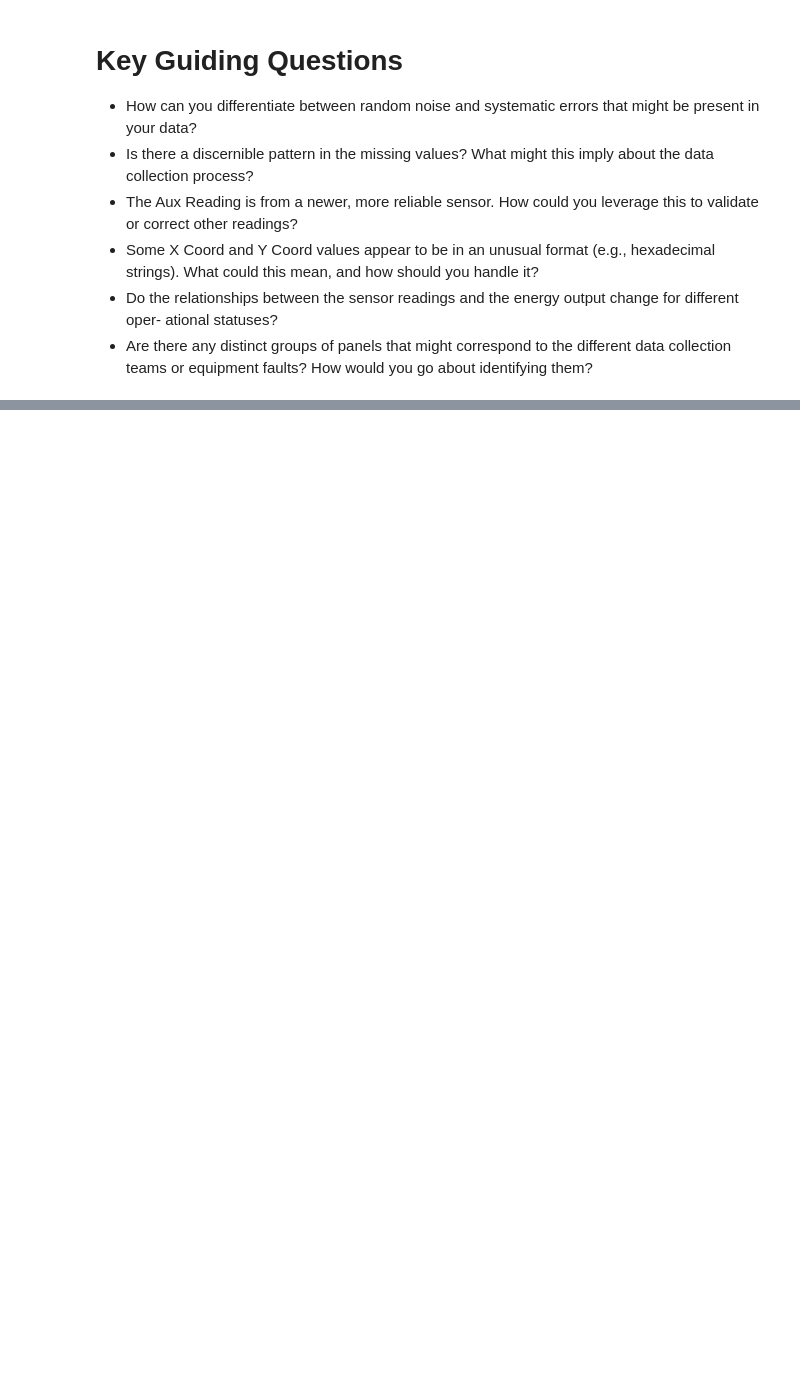
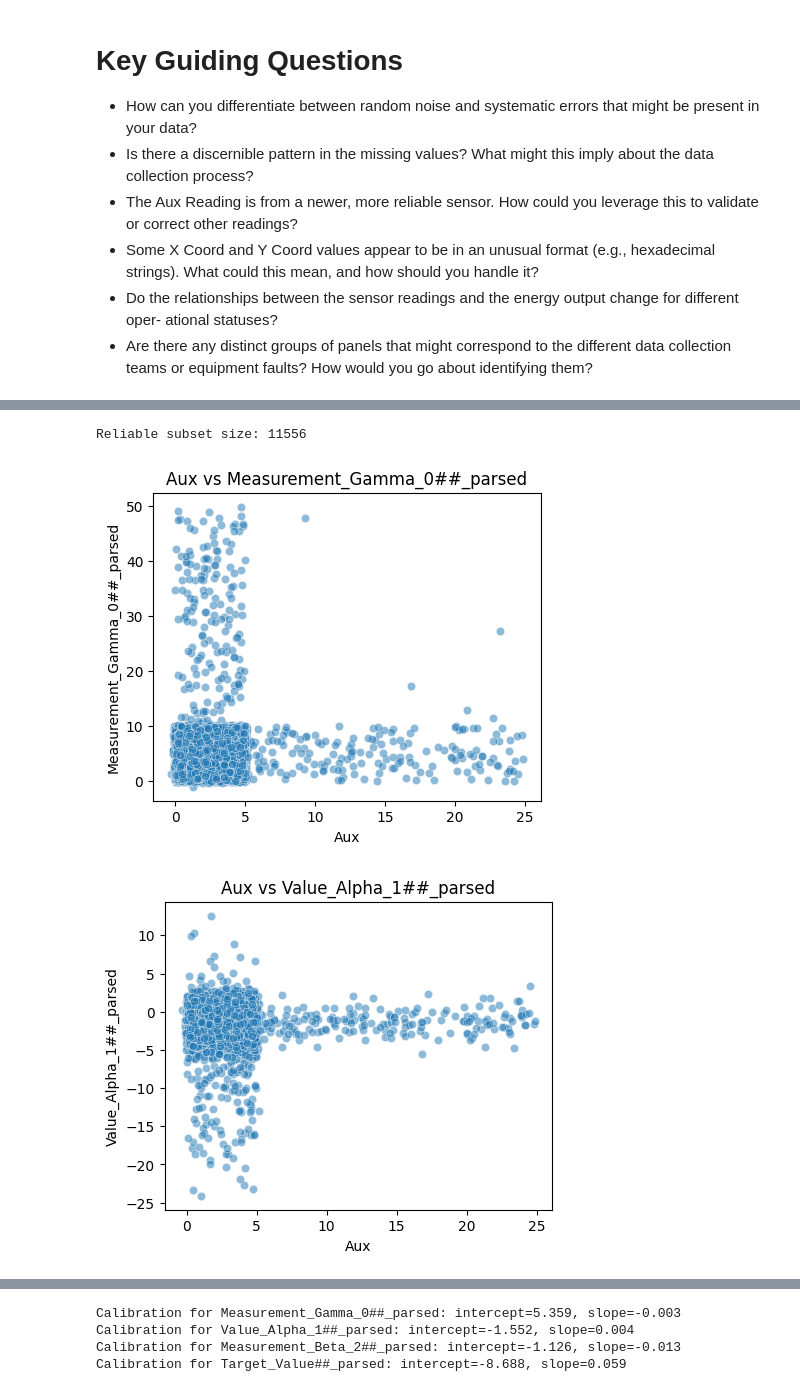
Before and after one commit to TiredCat388/CMSC-173-Midterm-Exam, a Jupyter notebook: CMSC_173_Midterm_Exam.ipynb, the cells around one changed output, grey strips where cells are left out. Cells and saved outputs as stored; diff of their text form; code cells hidden in the pictures; blank space fills up the shorter version.

```diff
--- a/CMSC_173_Midterm_Exam.ipynb
+++ b/CMSC_173_Midterm_Exam.ipynb
@@ -39,0 +314,38 @@ or equipment faults? How would you go about identifying them?
+# %%
+# Identify reliable subset (no corruption in numeric cols)
+numeric_parsed_cols = [c + '##_parsed' for c in NUMERIC_COLS]
+reliable_mask = df[numeric_parsed_cols].notnull().all(axis=1)
+print('Reliable subset size:', reliable_mask.sum())
+
+
+# Pairwise scatter against Aux
+AUX_COL = 'Aux_Reading##_parsed' # update if name differs
+for col in numeric_parsed_cols:
+  if col == AUX_COL:
+    continue
+  plt.figure(figsize=(5,4))
+  sns.scatterplot(x=df.loc[reliable_mask, AUX_COL], y=df.loc[reliable_mask, col], alpha=0.5)
+  plt.xlabel('Aux')
+  plt.ylabel(col)
+  plt.title(f'Aux vs {col}')
+  plt.show()
+
+
+# Fit calibration model for one sensor as example
+from sklearn.linear_model import LinearRegression
+cal_models = {}
+for col in numeric_parsed_cols:
+  if col == AUX_COL:
+    continue
+  clean_idx = df[[AUX_COL, col]].dropna().index
+  if len(clean_idx) < 30:
+    continue
+  X = df.loc[clean_idx, AUX_COL].values.reshape(-1,1)
+  y = df.loc[clean_idx, col].values
+  lr = LinearRegression().fit(X, y)
+  cal_models[col] = lr
+  print(f'Calibration for {col}: intercept={lr.intercept_:.3f}, slope={lr.coef_[0]:.3f}')
+# %% [output]
+Reliable subset size: 11556
+[figure, added]
+[figure, added]
@@ -39,0 +354,4 @@ or equipment faults? How would you go about identifying them?
+Calibration for Measurement_Gamma_0##_parsed: intercept=5.359, slope=-0.003
+Calibration for Value_Alpha_1##_parsed: intercept=-1.552, slope=0.004
+Calibration for Measurement_Beta_2##_parsed: intercept=-1.126, slope=-0.013
+Calibration for Target_Value##_parsed: intercept=-8.688, slope=0.059
```
Also changed, not shown: parts of 38 cells of this notebook.
